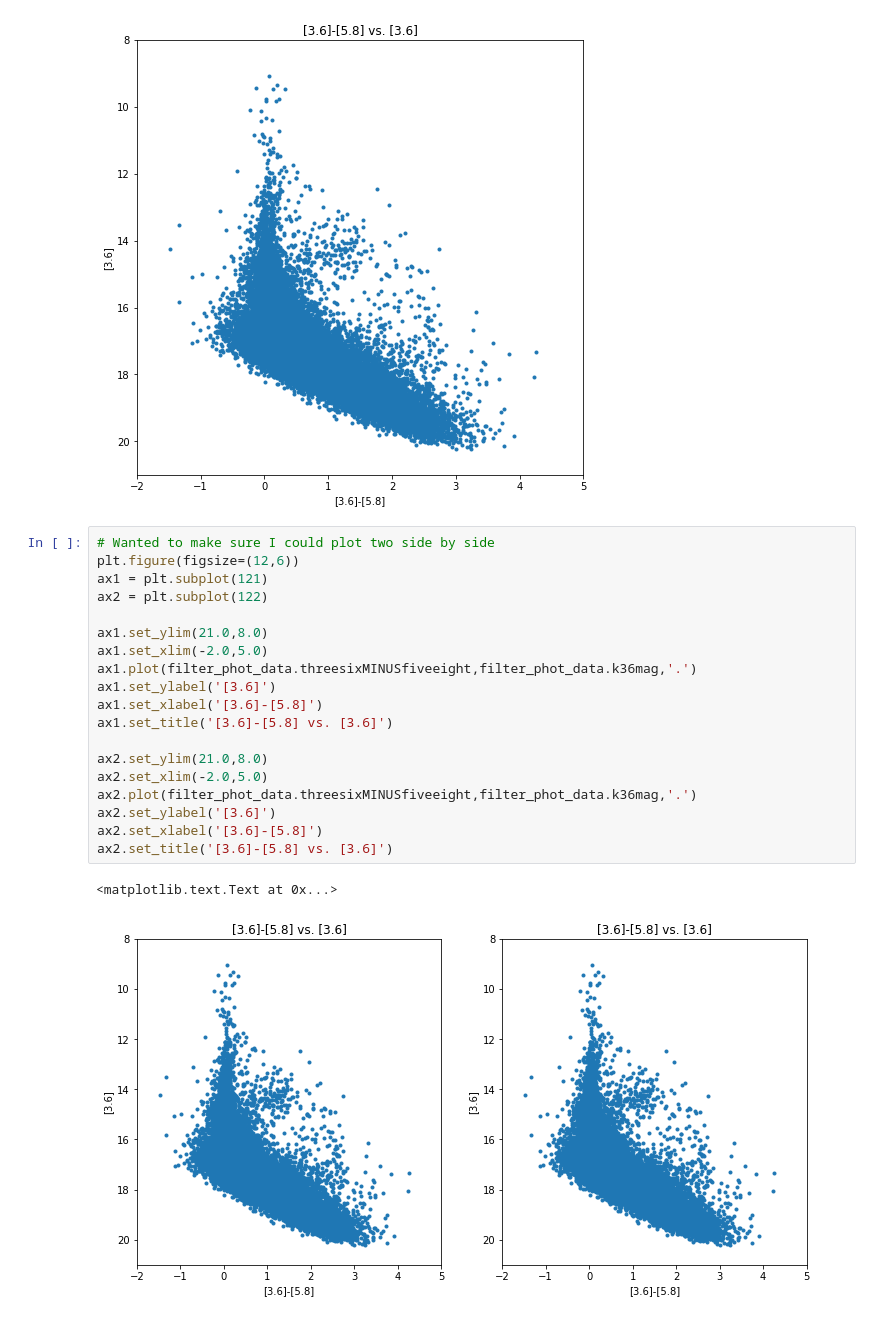
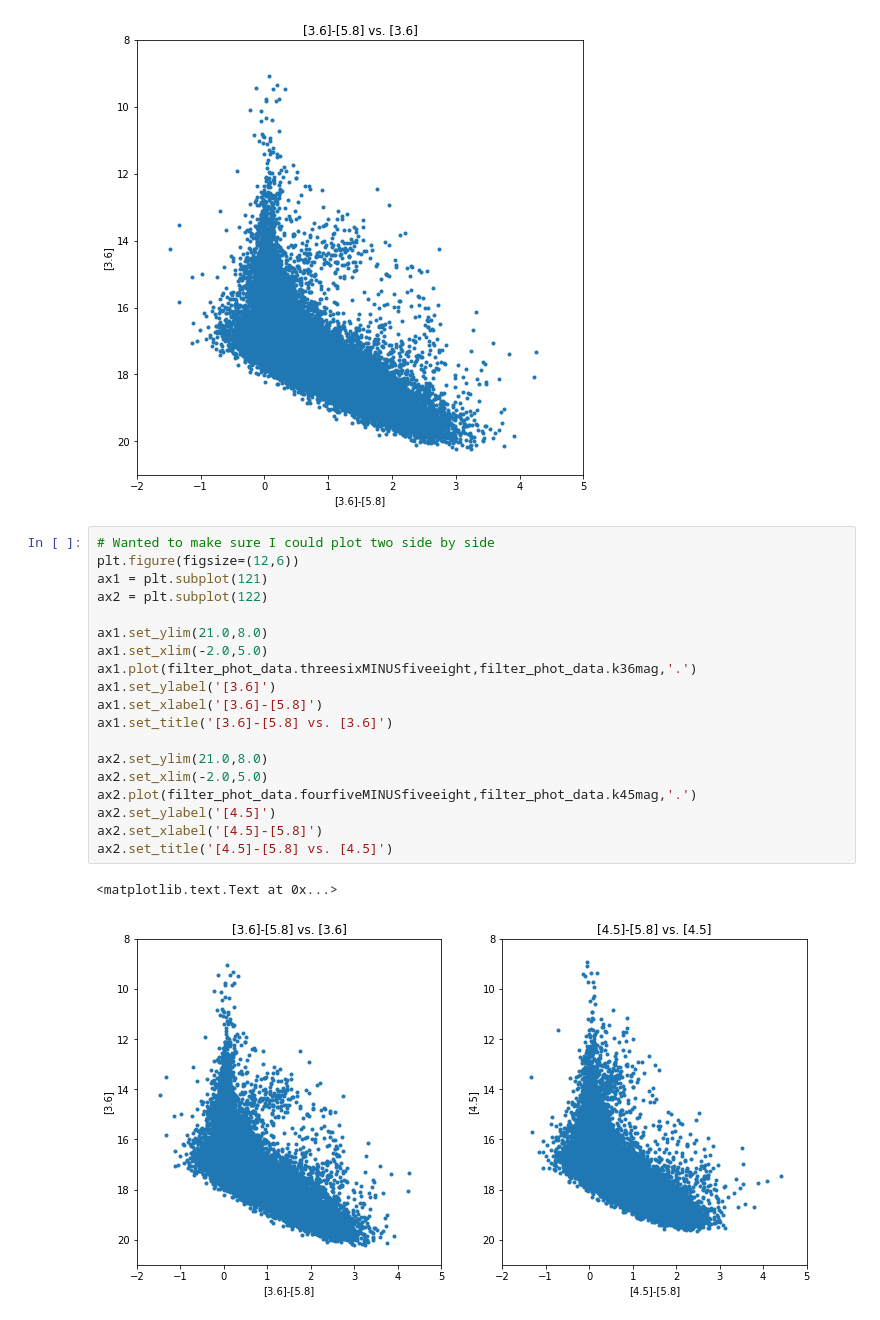
Before and after one commit to oboberg/NGC6822, a Jupyter notebook: CMD_4May2018.ipynb, the cells around one changed output. Drawn from its saved outputs; the diff is of its cells as text.

```diff
--- a/CMD_4May2018.ipynb
+++ b/CMD_4May2018.ipynb
@@ -44,22 +44,22 @@ plt.title('[3.6]-[5.8] vs. [3.6]')
 # %%
 # Wanted to make sure I could plot two side by side
 plt.figure(figsize=(12,6))
 ax1 = plt.subplot(121)
 ax2 = plt.subplot(122)
 
 ax1.set_ylim(21.0,8.0)
 ax1.set_xlim(-2.0,5.0)
 ax1.plot(filter_phot_data.threesixMINUSfiveeight,filter_phot_data.k36mag,'.')
 ax1.set_ylabel('[3.6]')
 ax1.set_xlabel('[3.6]-[5.8]')
 ax1.set_title('[3.6]-[5.8] vs. [3.6]')
 
 ax2.set_ylim(21.0,8.0)
 ax2.set_xlim(-2.0,5.0)
-ax2.plot(filter_phot_data.threesixMINUSfiveeight,filter_phot_data.k36mag,'.')
-ax2.set_ylabel('[3.6]')
-ax2.set_xlabel('[3.6]-[5.8]')
-ax2.set_title('[3.6]-[5.8] vs. [3.6]')
+ax2.plot(filter_phot_data.fourfiveMINUSfiveeight,filter_phot_data.k45mag,'.')
+ax2.set_ylabel('[4.5]')
+ax2.set_xlabel('[4.5]-[5.8]')
+ax2.set_title('[4.5]-[5.8] vs. [4.5]')
 # %% [output]
 <matplotlib.text.Text at 0x...>
-[figure, old version]
+[figure, new version]
```
